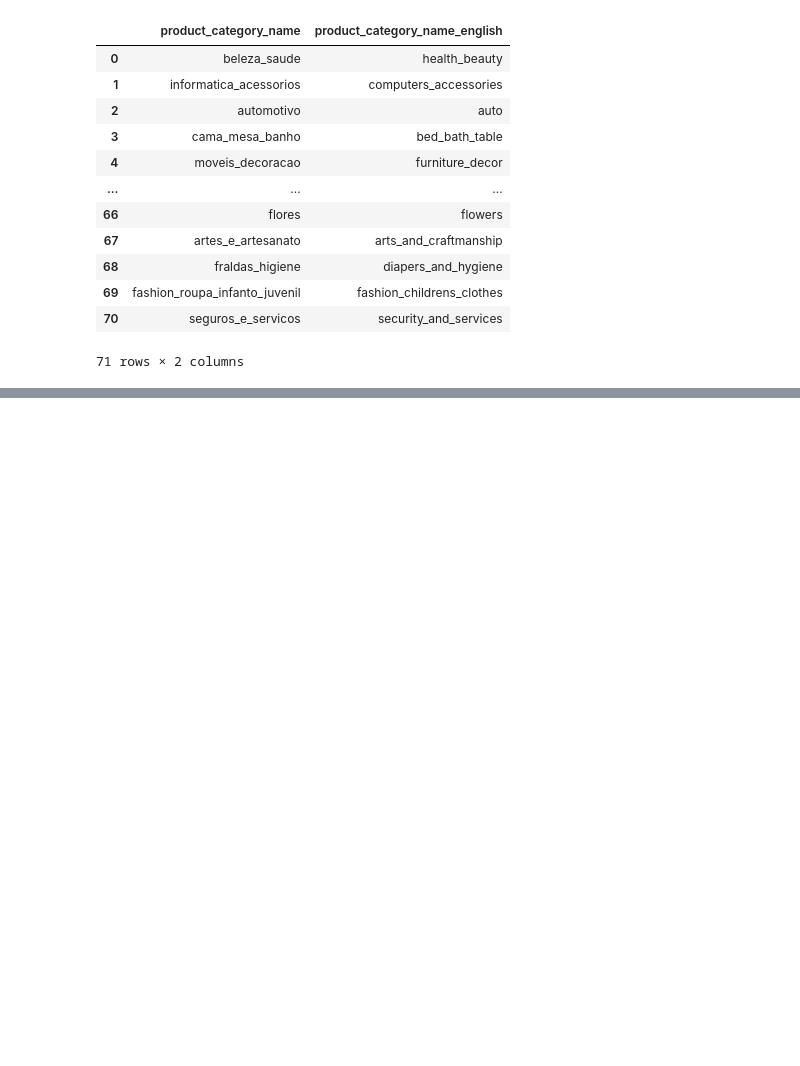
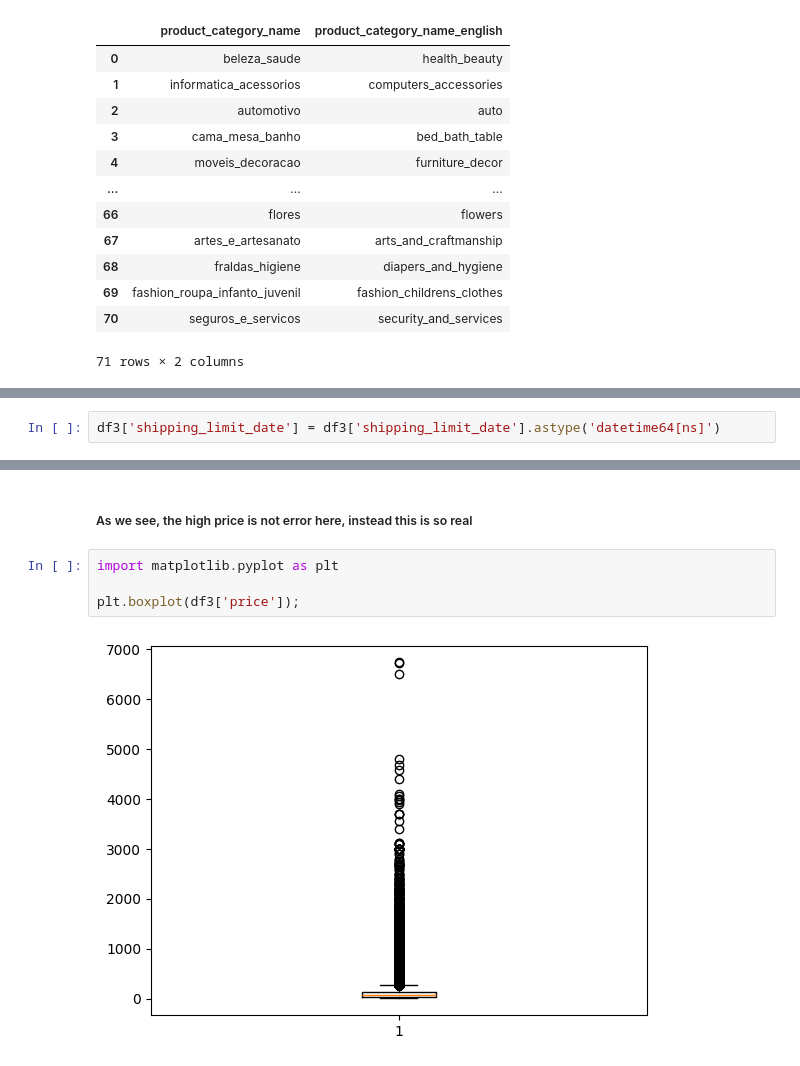
Before and after one commit to AliyarBhos/data-science-journey, a Jupyter notebook: 02_data_cleaning/Olist_data_cleaning_project.ipynb, the cells around one changed output, grey strips where cells are left out. Drawn from its saved outputs; the diff is of its cells as text; blank space fills up the shorter version.

Commit message:
I have checked outliers on datasets, no problem here, seems real values

```diff
--- a/02_data_cleaning/Olist_data_cleaning_project.ipynb
+++ b/02_data_cleaning/Olist_data_cleaning_project.ipynb
@@ -669,0 +749,2 @@ df9  # No primary keys here
+# %%
+df3['shipping_limit_date'] = df3['shipping_limit_date'].astype('datetime64[ns]')
@@ -669,0 +1069,8 @@ df9  # No primary keys here
+# %% [markdown]
+##### As we see, the high price is not error here, instead this is so real
+# %%
+import matplotlib.pyplot as plt
+
+plt.boxplot(df3['price']);
+# %% [output]
+[figure, added]
```
Also changed, not shown: parts of 47 cells of this notebook.
